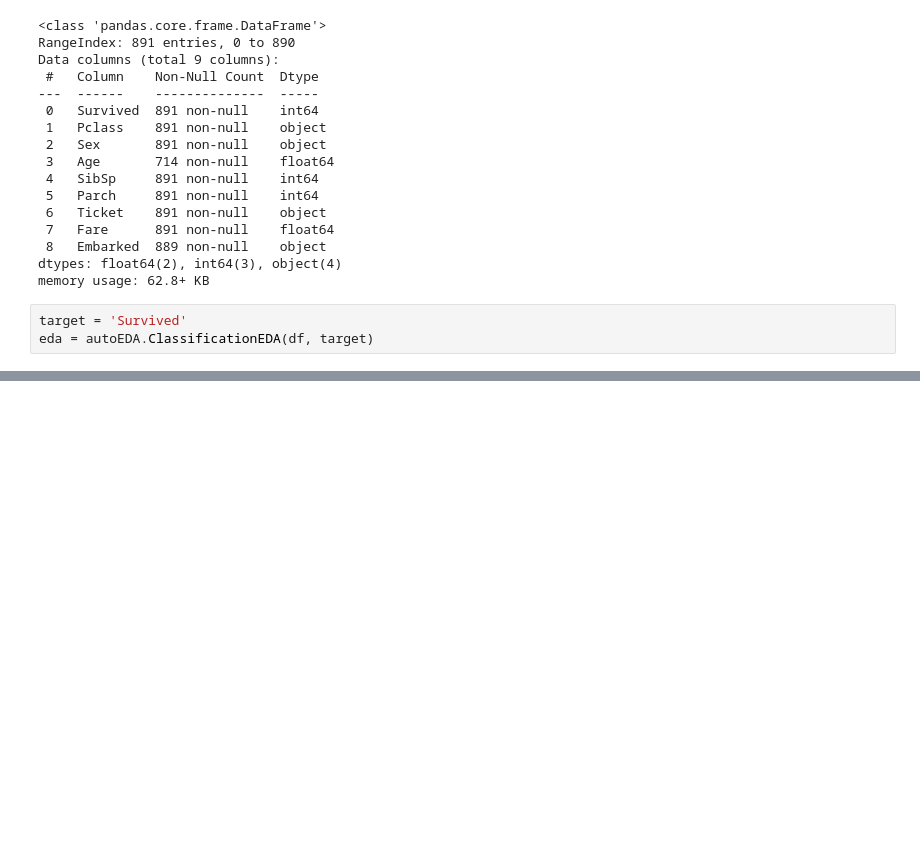
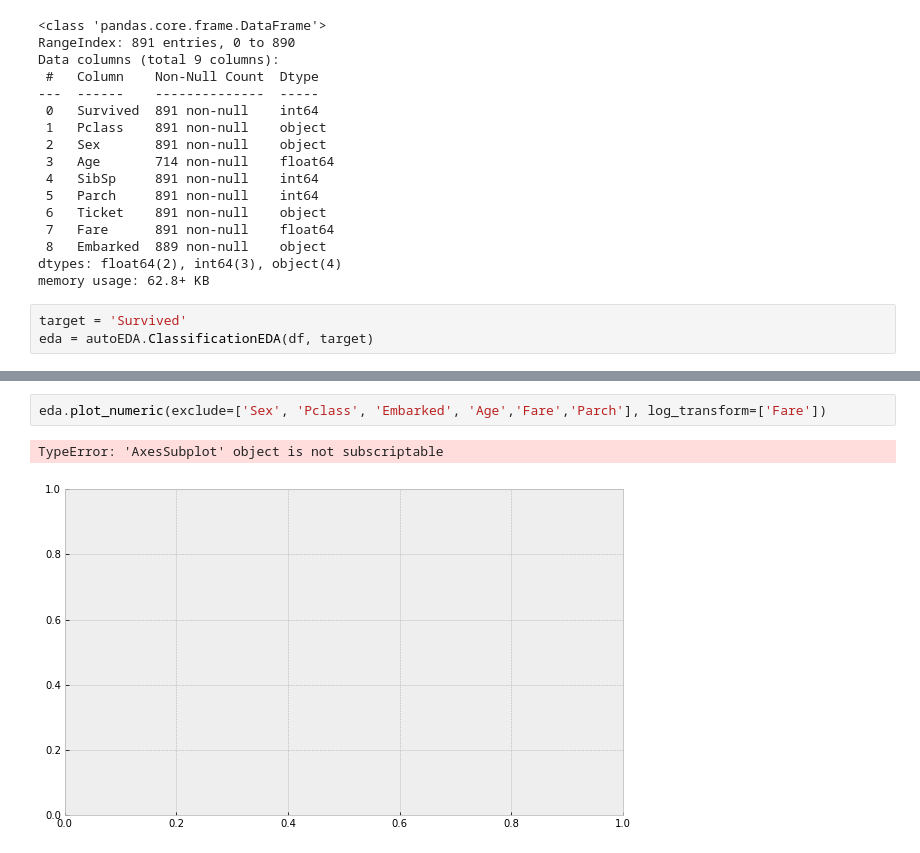
Before and after one commit to IndyD/data-science-tools, a Jupyter notebook: autoEDA/example_notebook.ipynb, the cells around one changed output, grey strips where cells are left out. Drawn from its saved outputs; the diff is of its cells as text; blank space fills up the shorter version.

```diff
--- a/autoEDA/example_notebook.ipynb
+++ b/autoEDA/example_notebook.ipynb
@@ -43,2 +44,7 @@ eda.plot_numeric(log_transform=True)
+# %%
+eda.plot_numeric(exclude=['Sex', 'Pclass', 'Embarked', 'Age','Fare','Parch'], log_transform=['Fare'])
+# %% [output]
+TypeError: 'AxesSubplot' object is not subscriptable
+[figure, added]
 # %%
 eda.plot_corr_heatmap()
```
Also changed, not shown: parts of 8 cells of this notebook, 1 other file.
